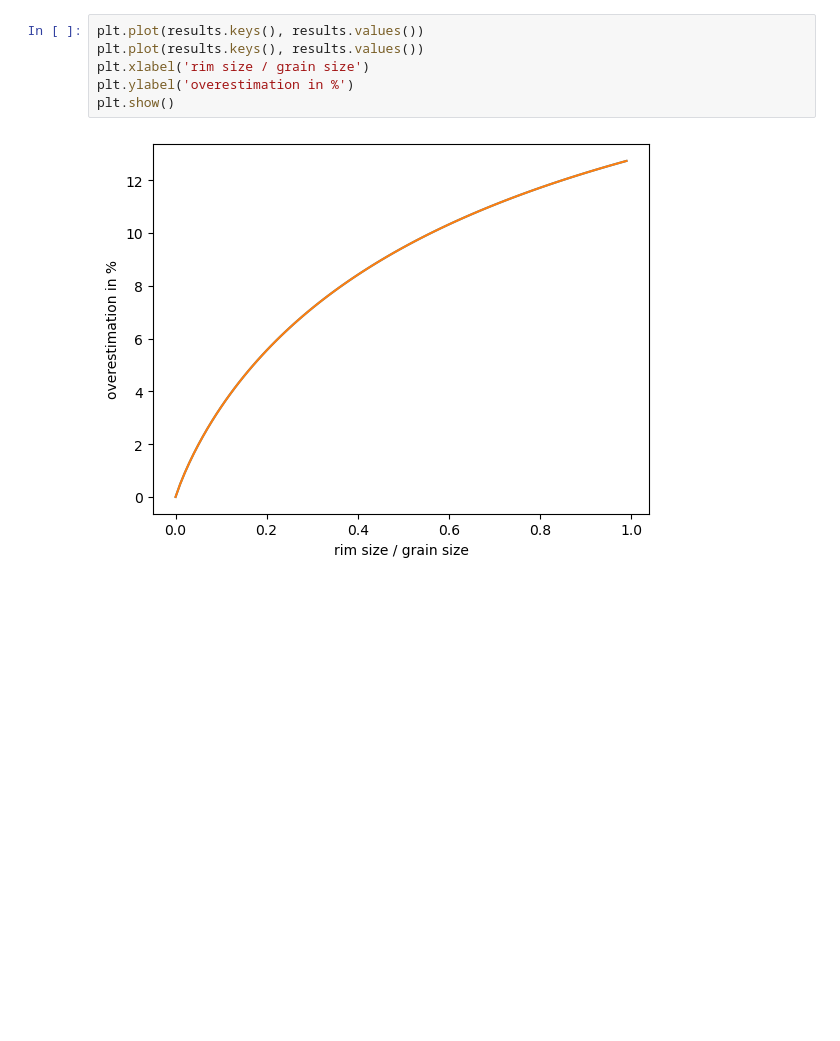
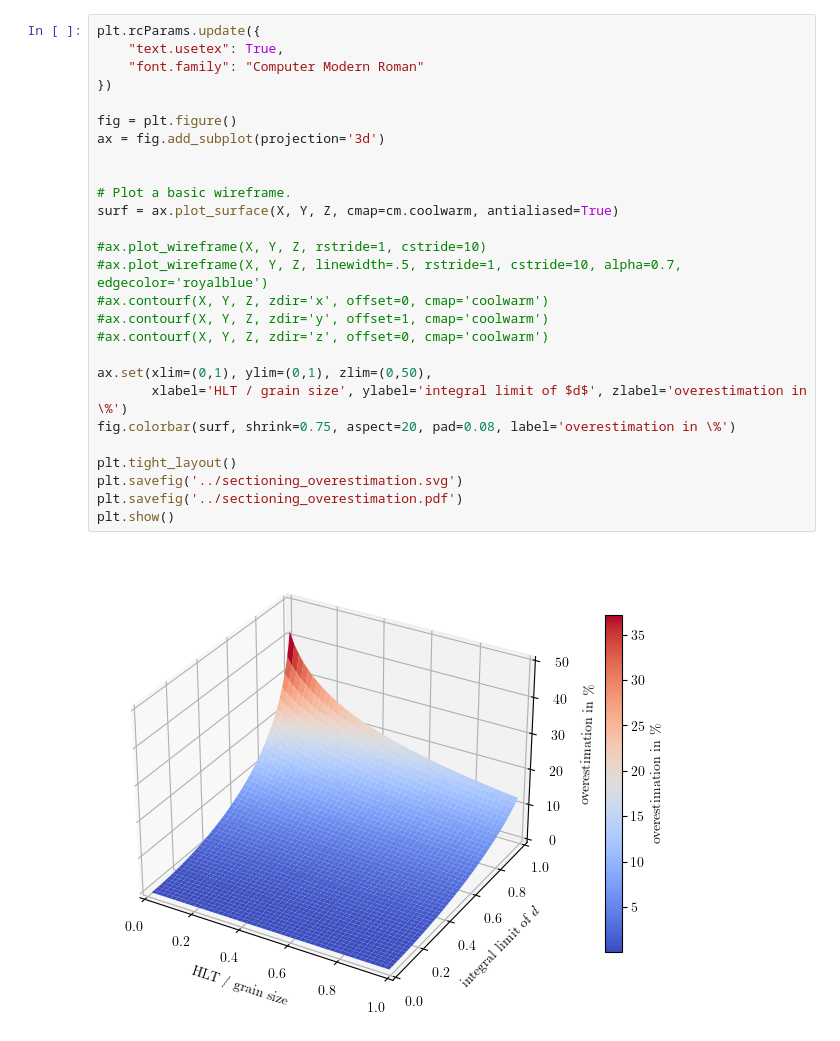
Before and after one commit to kleinerELM/Dissertation, a Jupyter notebook: figures/hydrate-rim/graph/sectioning_graphs.ipynb, the cells around one changed output. Saved outputs shown, nothing was run; the diff lists cells and outputs as text; blank space fills up the shorter version.

```diff
--- a/figures/hydrate-rim/graph/sectioning_graphs.ipynb
+++ b/figures/hydrate-rim/graph/sectioning_graphs.ipynb
@@ -40,8 +60,29 @@ plt.show()
-# %%
-plt.plot(results.keys(), results.values())
-plt.plot(results.keys(), results.values())
-plt.xlabel('rim size / grain size')
-plt.ylabel('overestimation in %')
-plt.show()
-# %% [output]
-[figure, removed]
+# %%
+plt.rcParams.update({
+    "text.usetex": True,
+    "font.family": "Computer Modern Roman"
+})
+
+fig = plt.figure()
+ax = fig.add_subplot(projection='3d')
+
+
+# Plot a basic wireframe.
+surf = ax.plot_surface(X, Y, Z, cmap=cm.coolwarm, antialiased=True)
+
+#ax.plot_wireframe(X, Y, Z, rstride=1, cstride=10)
+#ax.plot_wireframe(X, Y, Z, linewidth=.5, rstride=1, cstride=10, alpha=0.7, edgecolor='royalblue')
+#ax.contourf(X, Y, Z, zdir='x', offset=0, cmap='coolwarm')
+#ax.contourf(X, Y, Z, zdir='y', offset=1, cmap='coolwarm')
+#ax.contourf(X, Y, Z, zdir='z', offset=0, cmap='coolwarm')
+
+ax.set(xlim=(0,1), ylim=(0,1), zlim=(0,50),
+       xlabel='HLT / grain size', ylabel='integral limit of $d$', zlabel='overestimation in \%')
+fig.colorbar(surf, shrink=0.75, aspect=20, pad=0.08, label='overestimation in \%')
+
+plt.tight_layout()
+plt.savefig('../sectioning_overestimation.svg')
+plt.savefig('../sectioning_overestimation.pdf')
+plt.show()
+# %% [output]
+[figure, added]
```
Also changed, not shown: parts of 2 cells of this notebook, 3 other files.
